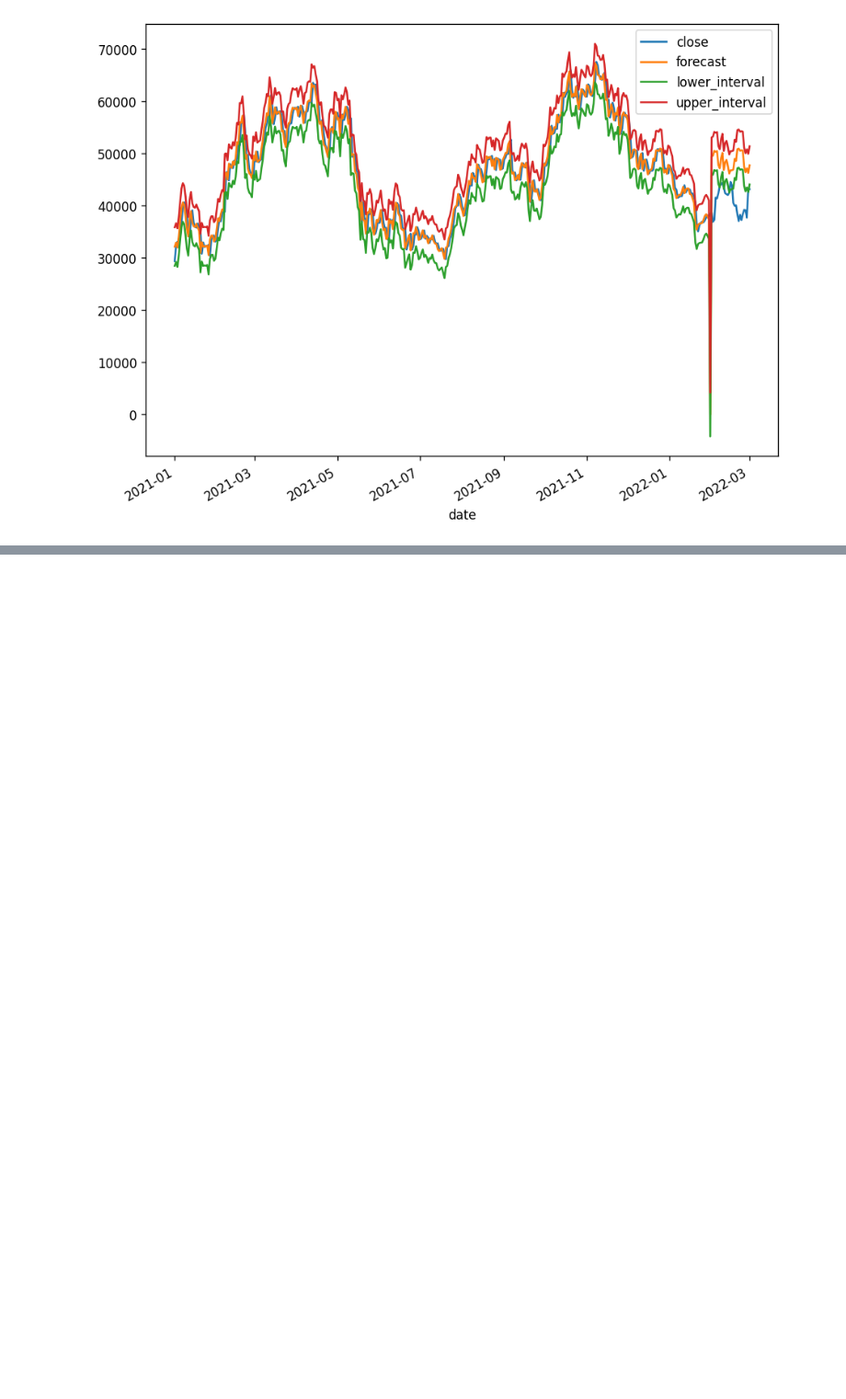
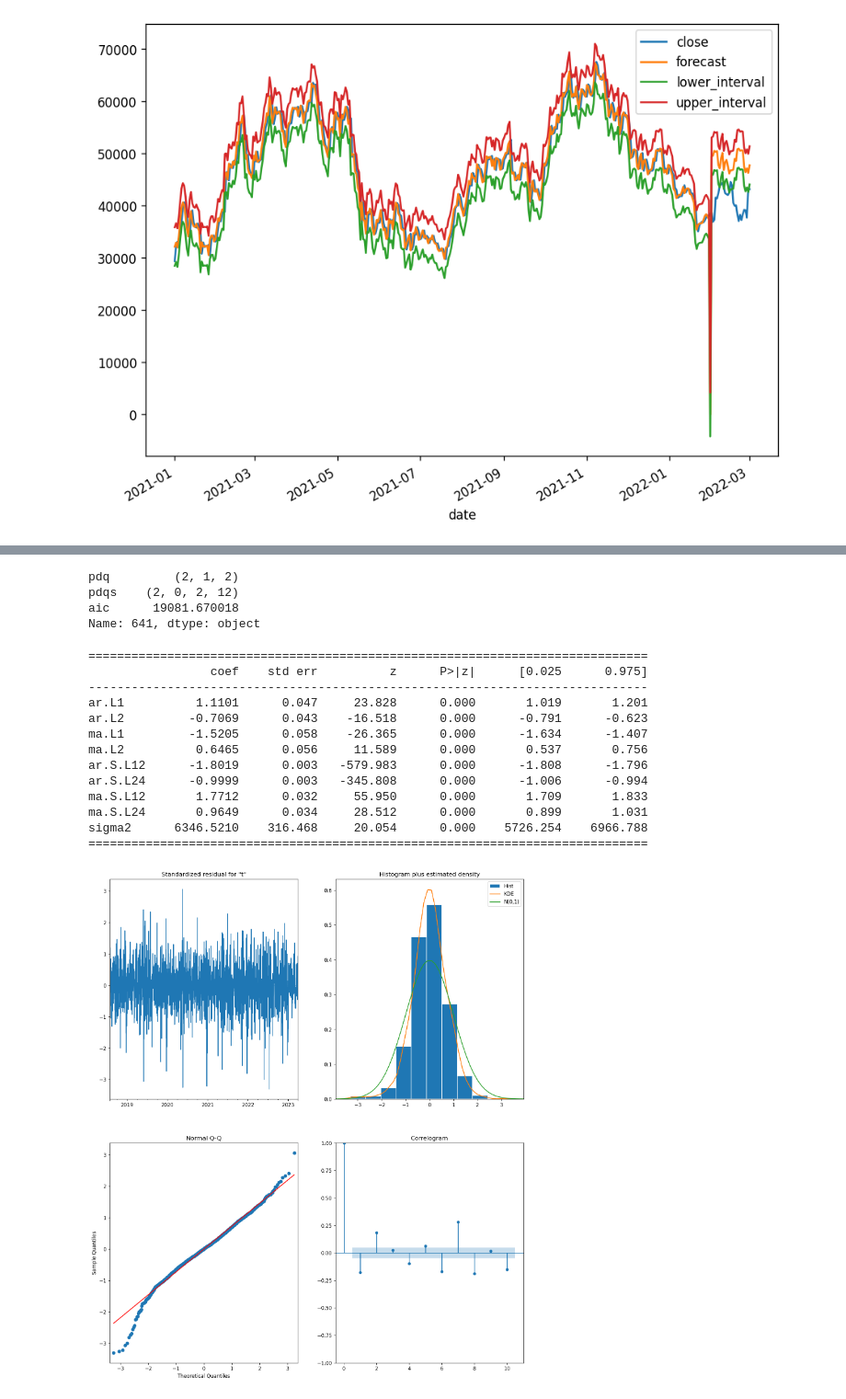
Before and after one commit to waheb-1988/Arima_model, a Jupyter notebook: models/arima_model_build_france.ipynb, the cells around one changed output, grey strips where cells are left out. Shown at 92% size. Saved outputs shown, nothing was run; the diff lists cells and outputs as text; code cells hidden in the pictures; blank space fills up the shorter version.

```diff
--- a/models/arima_model_build_france.ipynb
+++ b/models/arima_model_build_france.ipynb
@@ -552,0 +664,32 @@ final.plot()
+# %%
+ans_df.loc[ans_df['aic'].idxmin()]
+# %% [output]
+pdq         (2, 1, 2)
+pdqs    (2, 0, 2, 12)
+aic      19081.670018
+Name: 641, dtype: object
+# %%
+ARIMA_Model = sm.tsa.statespace.SARIMAX(train,
+                                            order= (2, 1, 2),
+                                            seasonal_order= (2, 0, 2, 12),
+                                            enforce_invertibility=False,
+                                            enforce_stationarity=False)
+output = ARIMA_Model.fit()
+print(output.summary().tables[1])
+output.plot_diagnostics(figsize=(15,18))
+plt.show()
+# %% [output]
+==============================================================================
+                 coef    std err          z      P>|z|      [0.025      0.975]
+------------------------------------------------------------------------------
+ar.L1          1.1101      0.047     23.828      0.000       1.019       1.201
+ar.L2         -0.7069      0.043    -16.518      0.000      -0.791      -0.623
+ma.L1         -1.5205      0.058    -26.365      0.000      -1.634      -1.407
+ma.L2          0.6465      0.056     11.589      0.000       0.537       0.756
+ar.S.L12      -1.8019      0.003   -579.983      0.000      -1.808      -1.796
+ar.S.L24      -0.9999      0.003   -345.808      0.000      -1.006      -0.994
+ma.S.L12       1.7712      0.032     55.950      0.000       1.709       1.833
+ma.S.L24       0.9649      0.034     28.512      0.000       0.899       1.031
+sigma2      6346.5210    316.468     20.054      0.000    5726.254    6966.788
+==============================================================================
+[figure, added]
```
Also changed, not shown: parts of 32 cells of this notebook, 1 other file.
